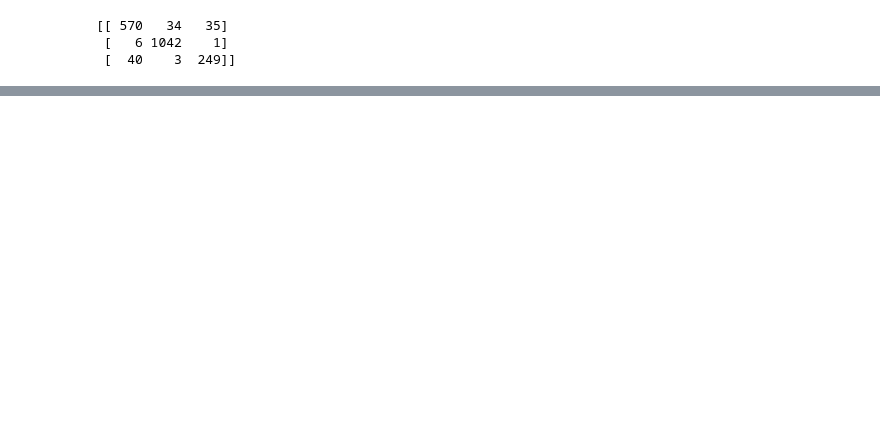
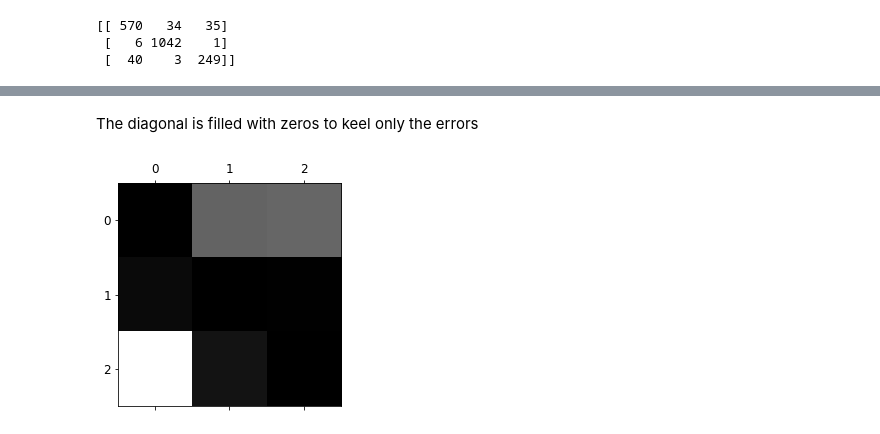
Before and after one commit to JoranVanBelle/Project-Musti, a Jupyter notebook: Multiclass Classification-RandomForrest.ipynb, the cells around one changed output, grey strips where cells are left out. Cells and saved outputs as stored; diff of their text form; code cells hidden in the pictures; blank space fills up the shorter version.

```diff
--- a/Multiclass Classification.ipynb
+++ b/Multiclass Classification-RandomForrest.ipynb
@@ -193,0 +175,11 @@ Text(88.68, 0.5, 'Actual class')
+# %%
+row_sums = conf_mx.sum(axis=1, keepdims=True)  # returns a 1-dimensional array with row totals
+norm_conf_mx = conf_mx / row_sums
+# %% [markdown]
+The diagonal is filled with zeros to keel only the errors
+# %%
+np.fill_diagonal(norm_conf_mx, 0)
+plt.matshow(norm_conf_mx, cmap=plt.cm.gray)
+plt.show()
+# %% [output]
+[figure, added]
```
Also changed, not shown: parts of 4 cells of this notebook.
